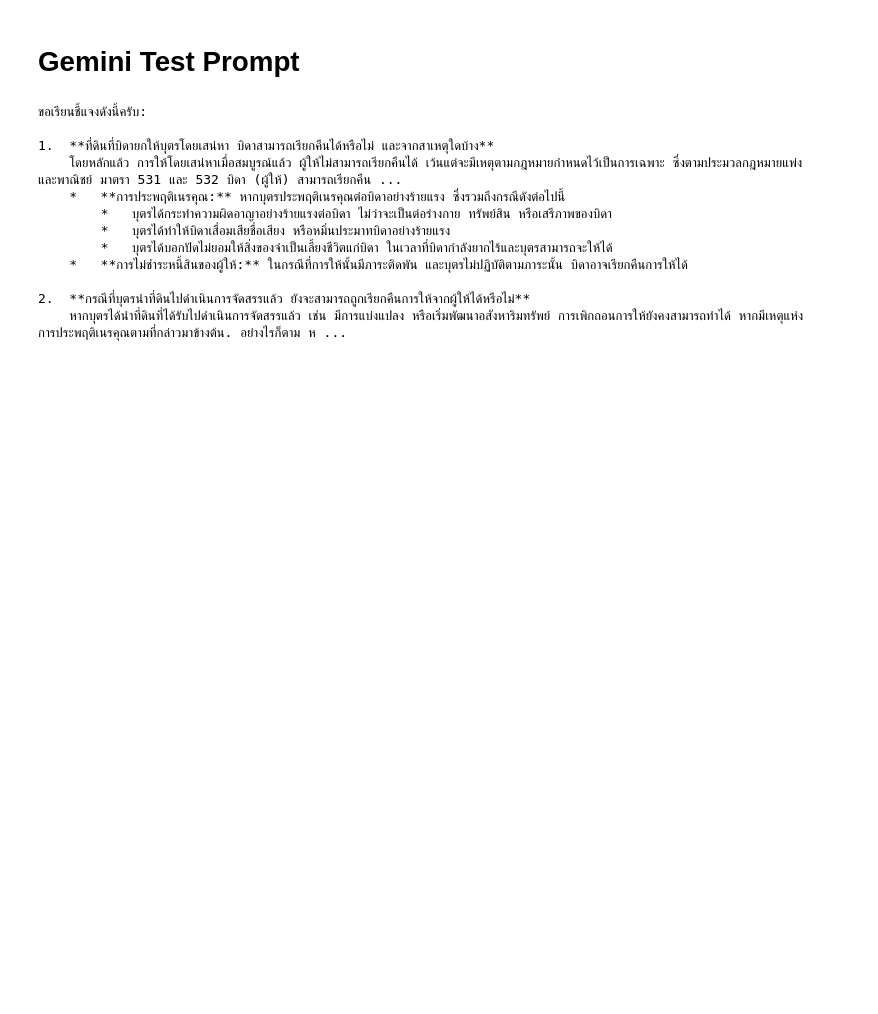
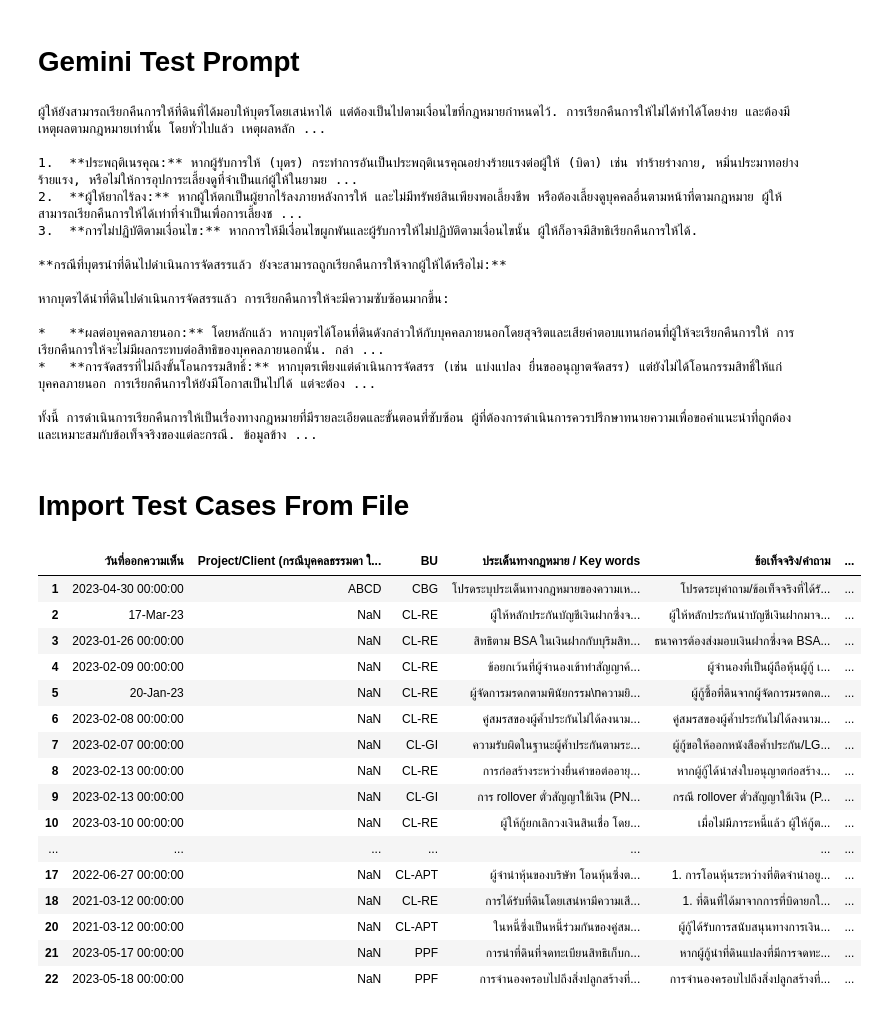
Before and after one commit to rit1217/Study-RAG, a Jupyter notebook: introduction_to_rag.ipynb, the cells around one changed output. Cells and saved outputs as stored; diff of their text form; code cells hidden in the pictures; blank space fills up the shorter version.

Commit message:
Analysis Legal file added to RAG

```diff
--- a/introduction_to_rag.ipynb
+++ b/introduction_to_rag.ipynb
@@ -55,31 +76,47 @@ for fs in client.file_search_stores.list():
 question="""1. ที่ดินที่ได้มาจากการที่บิดายกให้บุตรโดยเสน่หา บิดาซึ่งเป็นผู้ให้ยังสามารถเรียกคืนจากบุตรได้หรือไม่ เรียกคืนจากสาเหตุใดได้บ้าง
 2. กรณีที่บุตรนำที่ดินไปดำเนินการจัดสรรแล้ว ยังจะสามารถถูกเรียกคืนการให้จากผู้ให้ได้หรือไม่"""
 
-response = client.models.generate_content(
-    model="gemini-2.5-flash",
-    contents=f"""คุณเป็นผู้เชี่ยวชาญทางกฎหมายของธนาคารเอกชนแห่งหนึ่ง และตอบคำถามต่อไปนี้อย่างรอบคอบและกระชับ ไม่ยาวจนเกินไป\n{question}""",
-    config=types.GenerateContentConfig(
-        tools=[
-            types.Tool(
-                file_search=types.FileSearch(
-                    file_search_store_names=[file_search_store.name]
-                )
-            )
-        ]
-    )
-)
-
-print(response.text)
+print(ask_legal_gemini(question).text)
 # %% [output]
-ขอเรียนชี้แจงดังนี้ครับ:
+ผู้ให้ยังสามารถเรียกคืนการให้ที่ดินที่ได้มอบให้บุตรโดยเสน่หาได้ แต่ต้องเป็นไปตามเงื่อนไขที่กฎหมายกำหนดไว้. การเรียกคืนการให้ไม่ได้ทำได้โดยง่าย และต้องมีเหตุผลตามกฎหมายเท่านั้น โดยทั่วไปแล้ว เหตุผลหลัก ...
 
-1.  **ที่ดินที่บิดายกให้บุตรโดยเสน่หา บิดาสามารถเรียกคืนได้หรือไม่ และจากสาเหตุใดบ้าง**
-    โดยหลักแล้ว การให้โดยเสน่หาเมื่อสมบูรณ์แล้ว ผู้ให้ไม่สามารถเรียกคืนได้ เว้นแต่จะมีเหตุตามกฎหมายกำหนดไว้เป็นการเฉพาะ ซึ่งตามประมวลกฎหมายแพ่งและพาณิชย์ มาตรา 531 และ 532 บิดา (ผู้ให้) สามารถเรียกคืน ...
-    *   **การประพฤติเนรคุณ:** หากบุตรประพฤติเนรคุณต่อบิดาอย่างร้ายแรง ซึ่งรวมถึงกรณีดังต่อไปนี้
-        *   บุตรได้กระทำความผิดอาญาอย่างร้ายแรงต่อบิดา ไม่ว่าจะเป็นต่อร่างกาย ทรัพย์สิน หรือเสรีภาพของบิดา
-        *   บุตรได้ทำให้บิดาเสื่อมเสียชื่อเสียง หรือหมิ่นประมาทบิดาอย่างร้ายแรง
-        *   บุตรได้บอกปัดไม่ยอมให้สิ่งของจำเป็นเลี้ยงชีวิตแก่บิดา ในเวลาที่บิดากำลังยากไร้และบุตรสามารถจะให้ได้
-    *   **การไม่ชำระหนี้สินของผู้ให้:** ในกรณีที่การให้นั้นมีภาระติดพัน และบุตรไม่ปฏิบัติตามภาระนั้น บิดาอาจเรียกคืนการให้ได้
+1.  **ประพฤติเนรคุณ:** หากผู้รับการให้ (บุตร) กระทำการอันเป็นประพฤติเนรคุณอย่างร้ายแรงต่อผู้ให้ (บิดา) เช่น ทำร้ายร่างกาย, หมิ่นประมาทอย่างร้ายแรง, หรือไม่ให้การอุปการะเลี้ยงดูที่จำเป็นแก่ผู้ให้ในยามย ...
+2.  **ผู้ให้ยากไร้ลง:** หากผู้ให้ตกเป็นผู้ยากไร้ลงภายหลังการให้ และไม่มีทรัพย์สินเพียงพอเลี้ยงชีพ หรือต้องเลี้ยงดูบุคคลอื่นตามหน้าที่ตามกฎหมาย ผู้ให้สามารถเรียกคืนการให้ได้เท่าที่จำเป็นเพื่อการเลี้ยงช ...
+3.  **การไม่ปฏิบัติตามเงื่อนไข:** หากการให้มีเงื่อนไขผูกพันและผู้รับการให้ไม่ปฏิบัติตามเงื่อนไขนั้น ผู้ให้ก็อาจมีสิทธิเรียกคืนการให้ได้.
 
-2.  **กรณีที่บุตรนำที่ดินไปดำเนินการจัดสรรแล้ว ยังจะสามารถถูกเรียกคืนการให้จากผู้ให้ได้หรือไม่**
-    หากบุตรได้นำที่ดินที่ได้รับไปดำเนินการจัดสรรแล้ว เช่น มีการแบ่งแปลง หรือเริ่มพัฒนาอสังหาริมทรัพย์ การเพิกถอนการให้ยังคงสามารถทำได้ หากมีเหตุแห่งการประพฤติเนรคุณตามที่กล่าวมาข้างต้น. อย่างไรก็ตาม ห ...
+**กรณีที่บุตรนำที่ดินไปดำเนินการจัดสรรแล้ว ยังจะสามารถถูกเรียกคืนการให้จากผู้ให้ได้หรือไม่:**
+
+หากบุตรได้นำที่ดินไปดำเนินการจัดสรรแล้ว การเรียกคืนการให้จะมีความซับซ้อนมากขึ้น:
+
+*   **ผลต่อบุคคลภายนอก:** โดยหลักแล้ว หากบุตรได้โอนที่ดินดังกล่าวให้กับบุคคลภายนอกโดยสุจริตและเสียค่าตอบแทนก่อนที่ผู้ให้จะเรียกคืนการให้ การเรียกคืนการให้จะไม่มีผลกระทบต่อสิทธิของบุคคลภายนอกนั้น. กล่า ...
+*   **การจัดสรรที่ไม่ถึงขั้นโอนกรรมสิทธิ์:** หากบุตรเพียงแต่ดำเนินการจัดสรร (เช่น แบ่งแปลง ยื่นขออนุญาตจัดสรร) แต่ยังไม่ได้โอนกรรมสิทธิ์ให้แก่บุคคลภายนอก การเรียกคืนการให้ยังมีโอกาสเป็นไปได้ แต่จะต้อง ...
+
+ทั้งนี้ การดำเนินการเรียกคืนการให้เป็นเรื่องทางกฎหมายที่มีรายละเอียดและขั้นตอนที่ซับซ้อน ผู้ที่ต้องการดำเนินการควรปรึกษาทนายความเพื่อขอคำแนะนำที่ถูกต้องและเหมาะสมกับข้อเท็จจริงของแต่ละกรณี. ข้อมูลข้าง ...
+# %% [markdown]
+# Import Test Cases From File
+# %%
+test_df = pd.read_excel("/content/drive/MyDrive/KKP/รวบรวมความเห็นและประเด็นทางกฎหมาย (ปรับเพิ่มสำหรับใช้งาน AI)_Internal Use_Extract.xlsx",
+                        sheet_name="Legal Analysis to BU",
+                        skiprows=[0,1])
+
+test_df.columns = [x.strip() for x in test_df.columns]
+test_df = test_df.dropna(subset=["ข้อเท็จจริง/คำถาม"])
+test_df
+# %% [output]
+|  | วันที่ออกความเห็น | Project/Client (กรณีบุคคลธรรมดา ใ... | BU | ประเด็นทางกฎหมาย / Key words | ข้อเท็จจริง/คำถาม | ... |
+| 1 | 2023-04-30 00:00:00 | ABCD | CBG | โปรดระบุประเด็นทางกฎหมายของความเห... | โปรดระบุคำถาม/ข้อเท็จจริงที่ได้รั... | ... |
+| 2 | 17-Mar-23 | NaN | CL-RE | ผู้ให้หลักประกันบัญชีเงินฝากซึ่งจ... | ผู้ให้หลักประกันนำบัญชีเงินฝากมาจ... | ... |
+| 3 | 2023-01-26 00:00:00 | NaN | CL-RE | สิทธิตาม BSA ในเงินฝากกับบุริมสิท... | ธนาคารต้องส่งมอบเงินฝากซึ่งจด BSA... | ... |
+| 4 | 2023-02-09 00:00:00 | NaN | CL-RE | ข้อยกเว้นที่ผู้จำนองเข้าทำสัญญาค้... | ผู้จำนองที่เป็นผู้ถือหุ้นผู้กู้ เ... | ... |
+| 5 | 20-Jan-23 | NaN | CL-RE | ผู้จัดการมรดกตามพินัยกรรม\nความยิ... | ผู้กู้ซื้อที่ดินจากผู้จัดการมรดกต... | ... |
+| 6 | 2023-02-08 00:00:00 | NaN | CL-RE | คู่สมรสของผู้ค้ำประกันไม่ได้ลงนาม... | คู่สมรสของผู้ค้ำประกันไม่ได้ลงนาม... | ... |
+| 7 | 2023-02-07 00:00:00 | NaN | CL-GI | ความรับผิดในฐานะผู้ค้ำประกันตามระ... | ผู้กู้ขอให้ออกหนังสือค้ำประกัน/LG... | ... |
+| 8 | 2023-02-13 00:00:00 | NaN | CL-RE | การก่อสร้างระหว่างยื่นคำขอต่ออายุ... | หากผู้กู้ได้นำส่งใบอนุญาตก่อสร้าง... | ... |
+| 9 | 2023-02-13 00:00:00 | NaN | CL-GI | การ rollover ตั๋วสัญญาใช้เงิน (PN... | กรณี rollover ตั๋วสัญญาใช้เงิน (P... | ... |
+| 10 | 2023-03-10 00:00:00 | NaN | CL-RE | ผู้ให้กู้ยกเลิกวงเงินสินเชื่อ โดย... | เมื่อไม่มีภาระหนี้แล้ว ผู้ให้กู้ต... | ... |
+| ... | ... | ... | ... | ... | ... | ... |
+| 17 | 2022-06-27 00:00:00 | NaN | CL-APT | ผู้จำนำหุ้นของบริษัท โอนหุ้นซึ่งต... | 1. การโอนหุ้นระหว่างที่ติดจำนำอยู... | ... |
+| 18 | 2021-03-12 00:00:00 | NaN | CL-RE | การได้รับที่ดินโดยเสน่หามีความเสี... | 1. ที่ดินที่ได้มาจากการที่บิดายกใ... | ... |
+| 20 | 2021-03-12 00:00:00 | NaN | CL-APT | ในหนี้ซึ่งเป็นหนี้ร่วมกันของคู่สม... | ผู้กู้ได้รับการสนับสนุนทางการเงิน... | ... |
+| 21 | 2023-05-17 00:00:00 | NaN | PPF | การนำที่ดินที่จดทะเบียนสิทธิเก็บก... | หากผู้กู้นำที่ดินแปลงที่มีการจดทะ... | ... |
+| 22 | 2023-05-18 00:00:00 | NaN | PPF | การจำนองครอบไปถึงสิ่งปลูกสร้างที่... | การจำนองครอบไปถึงสิ่งปลูกสร้างที่... | ... |
```
Also changed, not shown: parts of 6 cells of this notebook.
